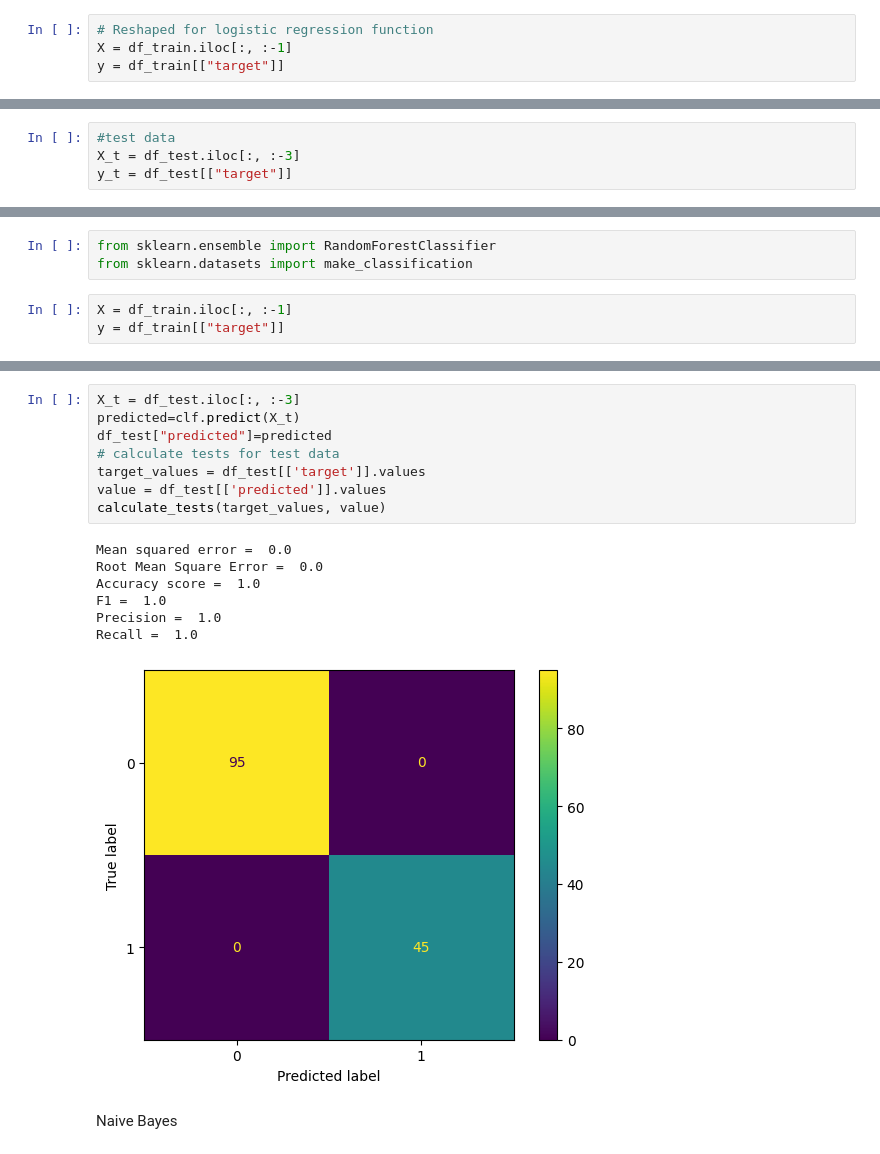
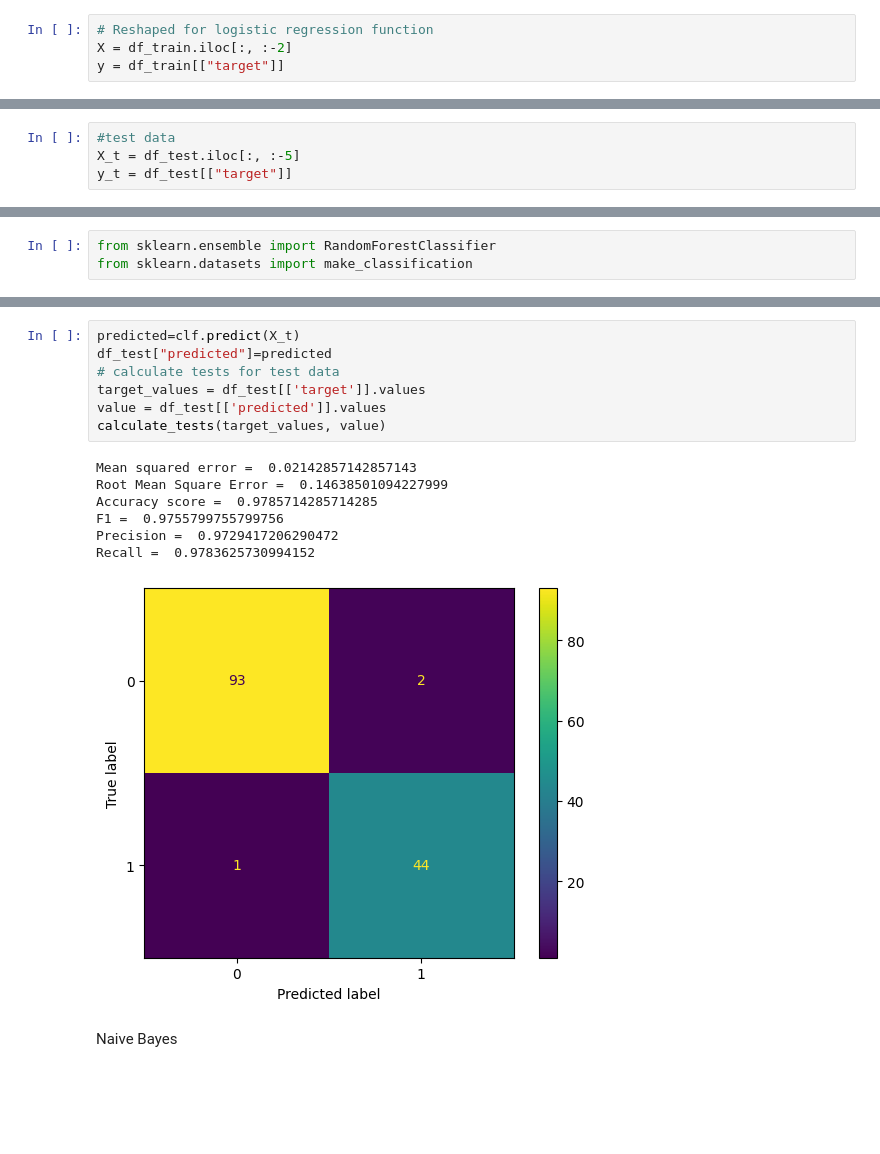
Before and after one commit to erikaminarikova/REFRESH, a Jupyter notebook: Example_11_ordinal_sums_breast_cancer_data_2classes_different_learning_methods.ipynb, the cells around one changed output, grey strips where cells are left out. Cells and saved outputs as stored; diff of their text form; blank space fills up the shorter version.

```diff
--- a/Example_11_ordinal_sums_breast_cancer_data_2classes_different_learning_methods.ipynb
+++ b/Example_11_ordinal_sums_breast_cancer_data_2classes_different_learning_methods.ipynb
@@ -602,7 +634,7 @@ Logistic Regression
 from sklearn import linear_model
 # %%
 # Reshaped for logistic regression function
-X = df_train.iloc[:, :-1]
+X = df_train.iloc[:, :-2]
 y = df_train[["target"]]
 # %%
 X
@@ -645,6 +677,6 @@ time: 0.0031022071838378907
 # %%
 #test data
-X_t = df_test.iloc[:, :-3]
+X_t = df_test.iloc[:, :-5]
 y_t = df_test[["target"]]
 # %%
 X_t
@@ -682,9 +714,6 @@ Random Forest
 # %%
 from sklearn.ensemble import RandomForestClassifier
 from sklearn.datasets import make_classification
-# %%
-X = df_train.iloc[:, :-1]
-y = df_train[["target"]]
 # %%
 start_time = time.time()
 clf = RandomForestClassifier(max_depth=2, random_state=0)
@@ -707,19 +736,18 @@ time: 0.0075956066449483235
 # %%
-X_t = df_test.iloc[:, :-3]
 predicted=clf.predict(X_t)
 df_test["predicted"]=predicted
 # calculate tests for test data
 target_values = df_test[['target']].values
 value = df_test[['predicted']].values
 calculate_tests(target_values, value)
 # %% [output]
-Mean squared error =  0.0
-Root Mean Square Error =  0.0
-Accuracy score =  1.0
-F1 =  1.0
-Precision =  1.0
-Recall =  1.0
+Mean squared error =  0.02142857142857143
+Root Mean Square Error =  0.14638501094227999
+Accuracy score =  0.9785714285714285
+F1 =  0.9755799755799756
+Precision =  0.9729417206290472
+Recall =  0.9783625730994152
-[figure, old version]
+[figure, new version]
 # %% [markdown]
 Naive Bayes
 # %%
```
Also changed, not shown: parts of 8 cells of this notebook.
